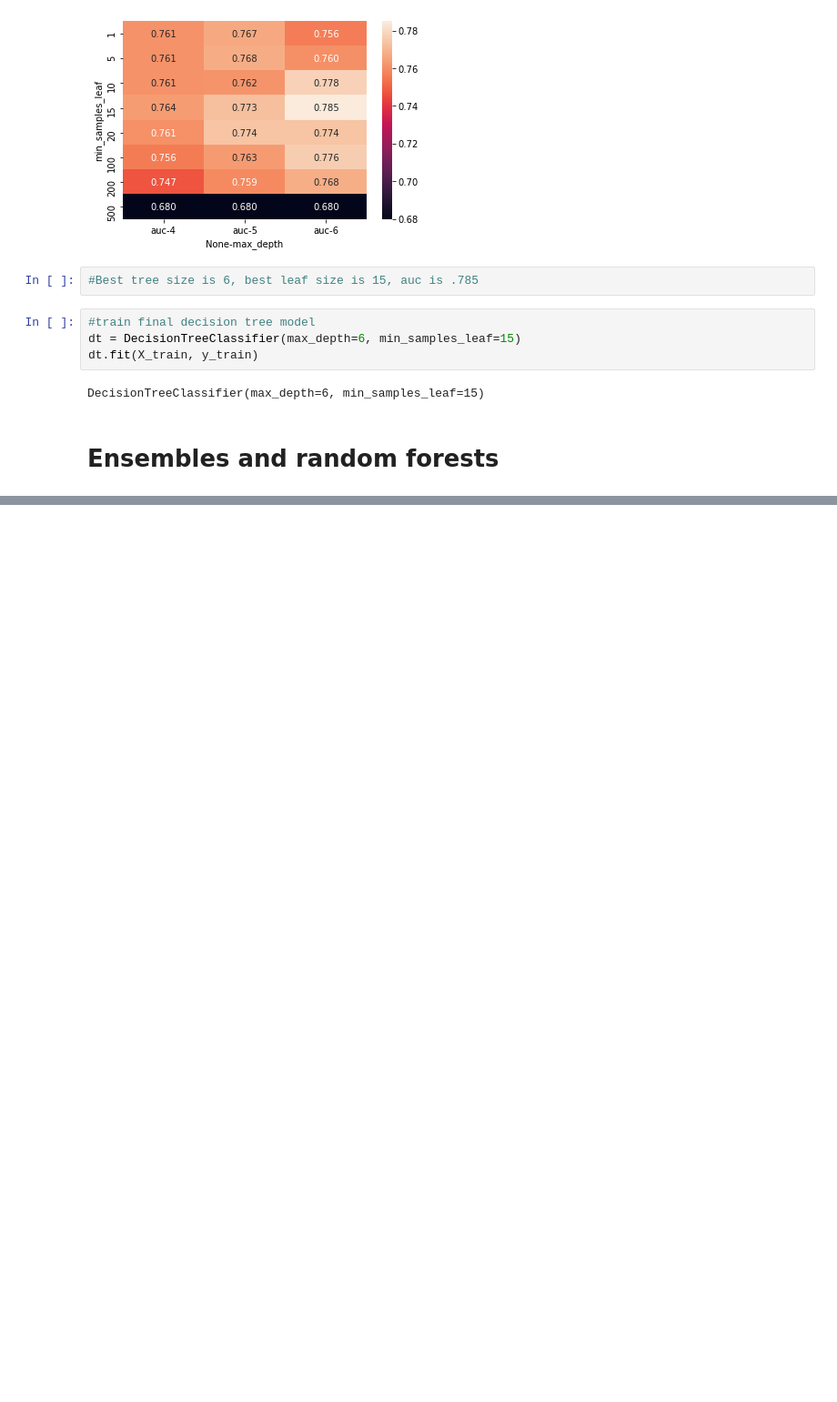
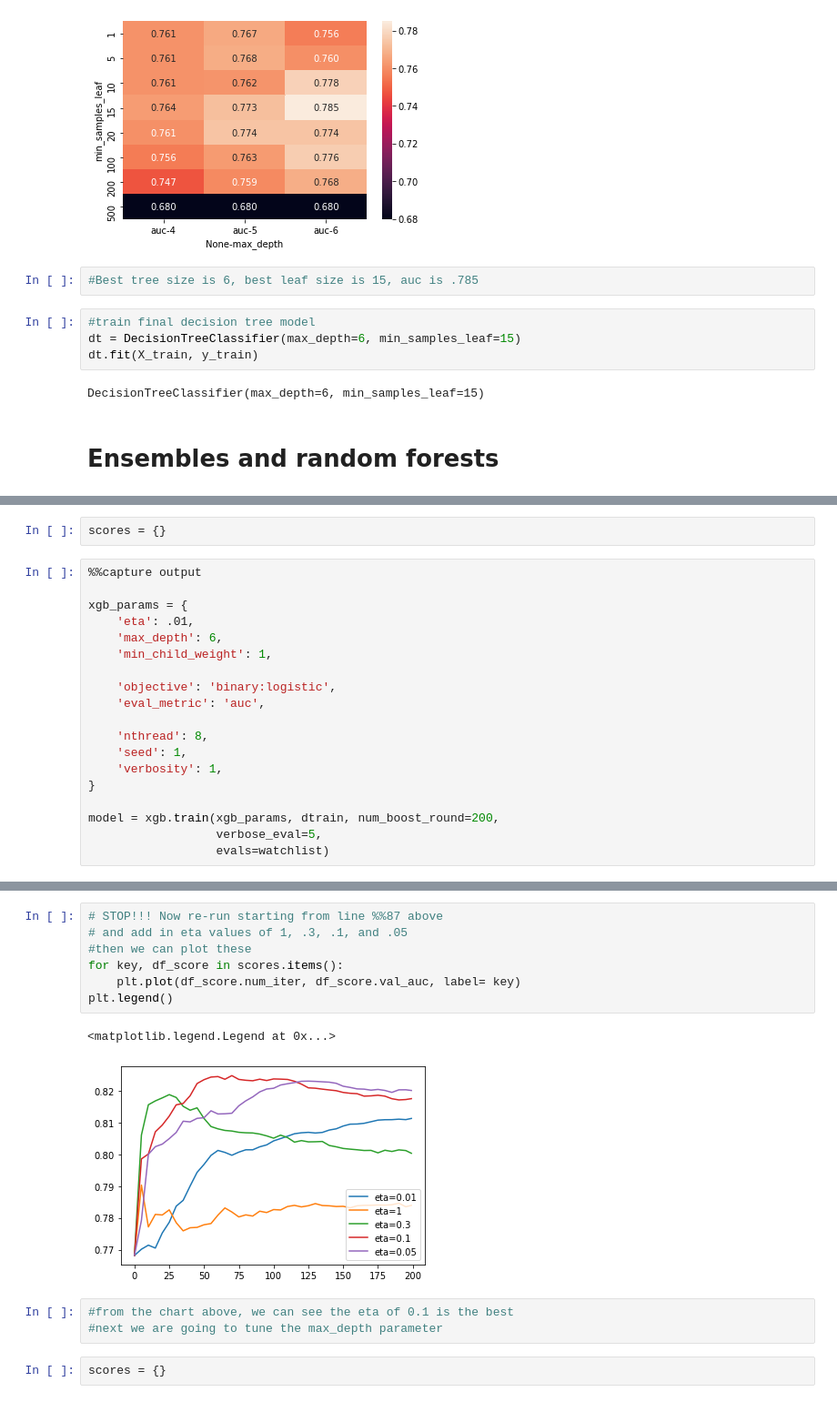
Before and after one commit to sarakubik/MLZoomcamp, a Jupyter notebook: ch6.ipynb, the cells around one changed output, grey strips where cells are left out. Shown at 91% size. Cells and saved outputs as stored; diff of their text form; blank space fills up the shorter version.

```diff
--- a/ch6.ipynb
+++ b/ch6.ipynb
@@ -453,0 +602,21 @@ RandomForestClassifier(max_depth=10, min_samples_leaf=3, n_estimators=200,
+# %%
+scores = {}
+# %%
+%%capture output
+
+xgb_params = {
+    'eta': .01,
+    'max_depth': 6,
+    'min_child_weight': 1,
+
+    'objective': 'binary:logistic',
+    'eval_metric': 'auc',
+
+    'nthread': 8,
+    'seed': 1,
+    'verbosity': 1,
+}
+
+model = xgb.train(xgb_params, dtrain, num_boost_round=200,
+                  verbose_eval=5,
+                  evals=watchlist)
@@ -453,0 +639,15 @@ RandomForestClassifier(max_depth=10, min_samples_leaf=3, n_estimators=200,
+# %%
+# STOP!!! Now re-run starting from line %%87 above
+# and add in eta values of 1, .3, .1, and .05
+#then we can plot these
+for key, df_score in scores.items():
+    plt.plot(df_score.num_iter, df_score.val_auc, label= key)
+plt.legend()
+# %% [output]
+<matplotlib.legend.Legend at 0x...>
+[figure, added]
+# %%
+#from the chart above, we can see the eta of 0.1 is the best
+#next we are going to tune the max_depth parameter
+# %%
+scores = {}
```
Also changed, not shown: parts of 70 cells of this notebook.
